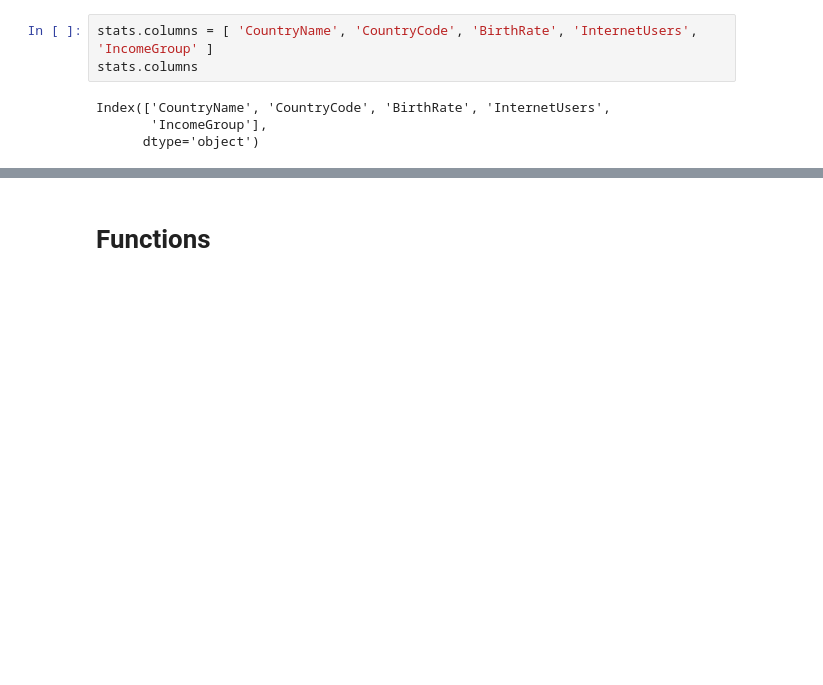
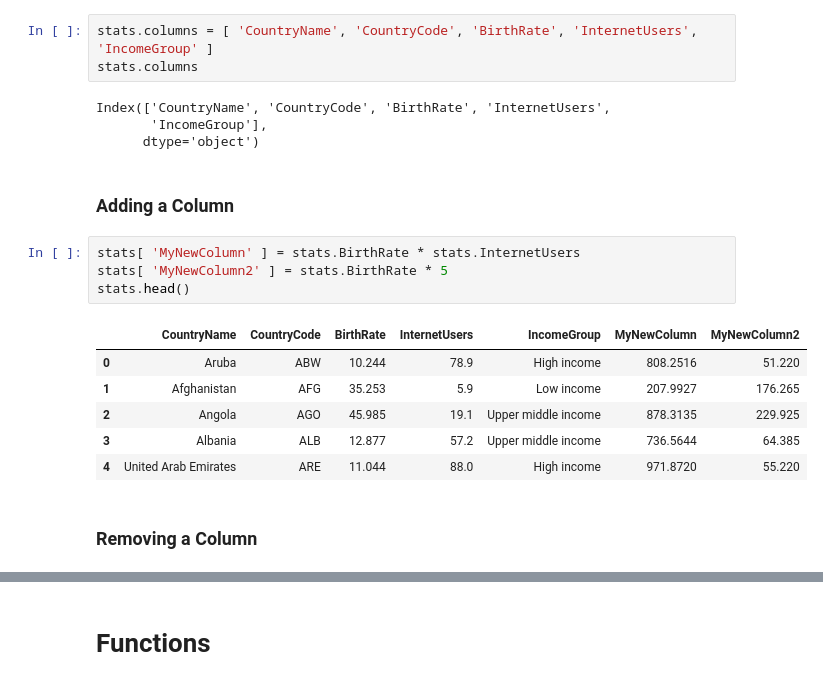
Before and after one commit to javidjamae/data-science, a Jupyter notebook: python/Pandas-Dataframes.ipynb, the cells around one changed output, grey strips where cells are left out. Saved outputs shown, nothing was run; the diff lists cells and outputs as text; blank space fills up the shorter version.

```diff
--- a/python/Pandas-Dataframes.ipynb
+++ b/python/Pandas-Dataframes.ipynb
@@ -250,3 +332,18 @@ stats.columns
 Index(['CountryName', 'CountryCode', 'BirthRate', 'InternetUsers',
        'IncomeGroup'],
       dtype='object')
+# %% [markdown]
+### Adding a Column
+# %%
+stats[ 'MyNewColumn' ] = stats.BirthRate * stats.InternetUsers
+stats[ 'MyNewColumn2' ] = stats.BirthRate * 5
+stats.head()
+# %% [output]
+|  | CountryName | CountryCode | BirthRate | InternetUsers | IncomeGroup | MyNewColumn | MyNewColumn2 |
+| 0 | Aruba | ABW | 10.244 | 78.9 | High income | 808.2516 | 51.220 |
+| 1 | Afghanistan | AFG | 35.253 | 5.9 | Low income | 207.9927 | 176.265 |
+| 2 | Angola | AGO | 45.985 | 19.1 | Upper middle income | 878.3135 | 229.925 |
+| 3 | Albania | ALB | 12.877 | 57.2 | Upper middle income | 736.5644 | 64.385 |
+| 4 | United Arab Emirates | ARE | 11.044 | 88.0 | High income | 971.8720 | 55.220 |
+# %% [markdown]
+### Removing a Column
```
Also changed, not shown: parts of 31 cells of this notebook, 4 other files.
